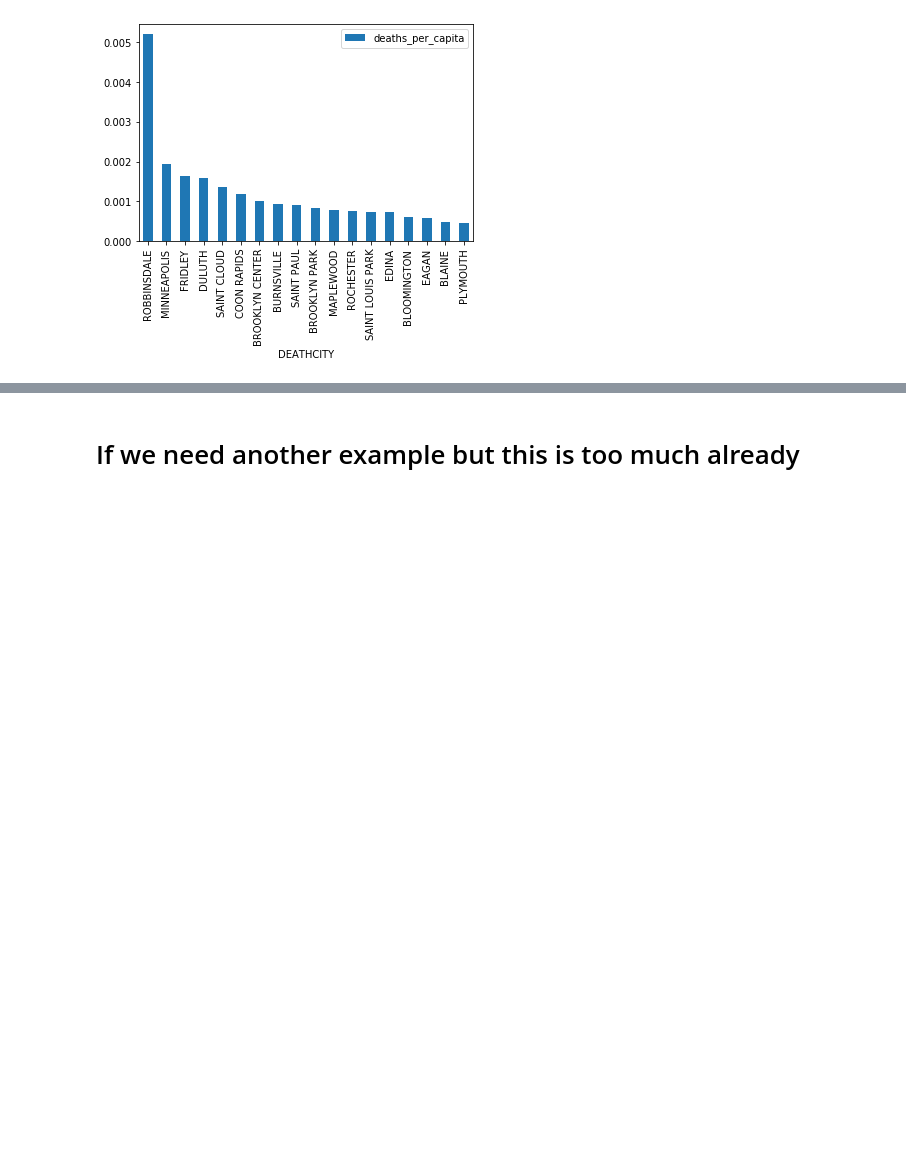
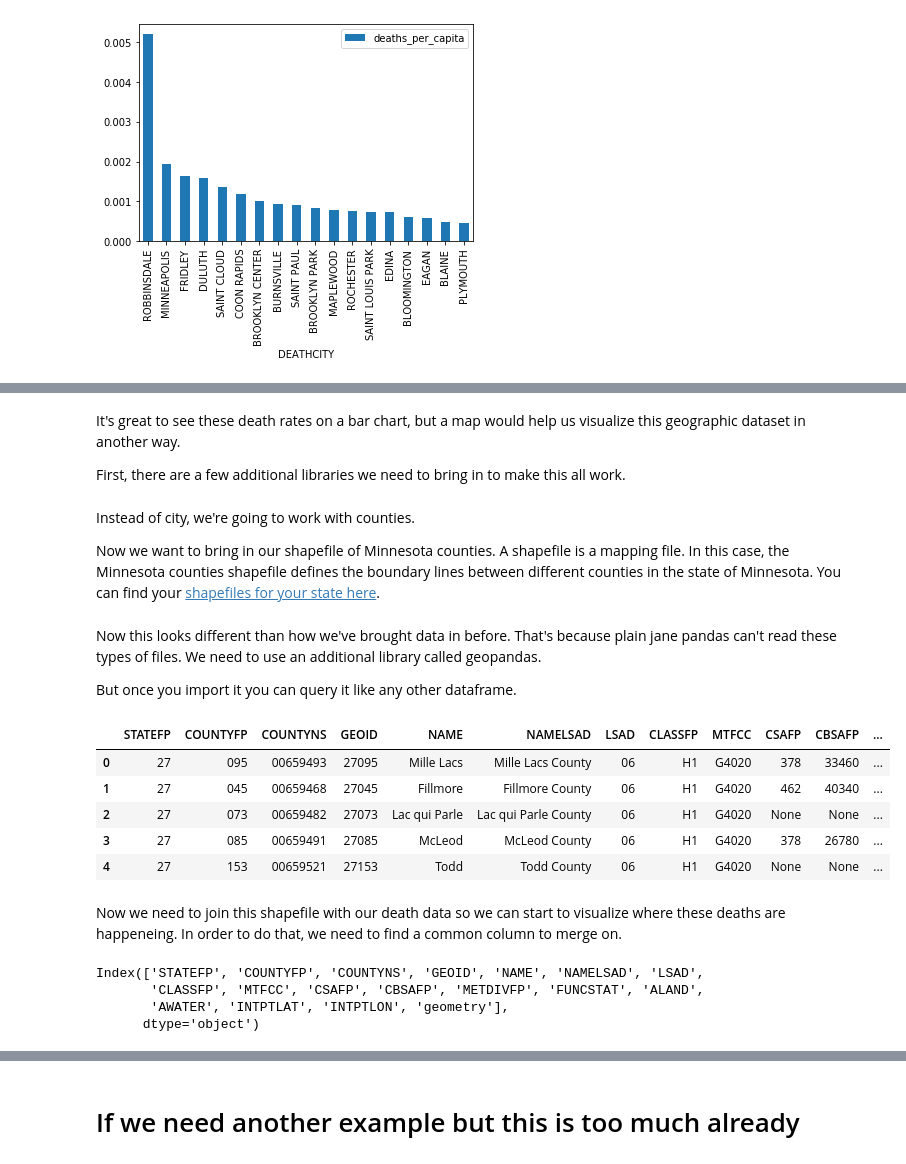
Before and after one commit to StellaYu101/teaching-guide-data-cleaning-and-viz-with-python, a Jupyter notebook: Data cleaning and visualization with pandas.ipynb, the cells around one changed output, grey strips where cells are left out. Cells and saved outputs as stored; diff of their text form; code cells hidden in the pictures; blank space fills up the shorter version.

Commit message:
small additions to Mikes bit; added mapping section

```diff
--- a/Data cleaning and visualization with pandas.ipynb
+++ b/Data cleaning and visualization with pandas.ipynb
@@ -454,0 +473,4 @@ deaths_by_city_30plus.plot.bar(x='DEATHCITY', y='deaths_per_capita')
+# %% [markdown]
+It's great to see these death rates on a bar chart, but a map would help us visualize this geographic dataset in another way.
+
+First, there are a few additional libraries we need to bring in to make this all work.
@@ -454,0 +483,4 @@ deaths_by_city_30plus.plot.bar(x='DEATHCITY', y='deaths_per_capita')
+# %% [markdown]
+Instead of city, we're going to work with counties.
+
+Now we want to bring in our shapefile of Minnesota counties. A shapefile is a mapping file. In this case, the Minnesota counties shapefile defines the boundary lines between different counties in the state of Minnesota. You can find your [shapefiles for your state here](https://www.census.gov/cgi-bin/geo/shapefiles/index.php).
@@ -454,0 +489,22 @@ deaths_by_city_30plus.plot.bar(x='DEATHCITY', y='deaths_per_capita')
+# %% [markdown]
+Now this looks different than how we've brought data in before. That's because plain jane pandas can't read these types of files. We need to use an additional library called geopandas.
+
+But once you import it you can query it like any other dataframe.
+# %%
+mn_cnty.head()
+# %% [output]
+|  | STATEFP | COUNTYFP | COUNTYNS | GEOID | NAME | NAMELSAD | LSAD | CLASSFP | MTFCC | CSAFP | CBSAFP | ... |
+| 0 | 27 | 095 | 00659493 | 27095 | Mille Lacs | Mille Lacs County | 06 | H1 | G4020 | 378 | 33460 | ... |
+| 1 | 27 | 045 | 00659468 | 27045 | Fillmore | Fillmore County | 06 | H1 | G4020 | 462 | 40340 | ... |
+| 2 | 27 | 073 | 00659482 | 27073 | Lac qui Parle | Lac qui Parle County | 06 | H1 | G4020 | None | None | ... |
+| 3 | 27 | 085 | 00659491 | 27085 | McLeod | McLeod County | 06 | H1 | G4020 | 378 | 26780 | ... |
+| 4 | 27 | 153 | 00659521 | 27153 | Todd | Todd County | 06 | H1 | G4020 | None | None | ... |
+# %% [markdown]
+Now we need to join this shapefile with our death data so we can start to visualize where these deaths are happeneing. In order to do that, we need to find a common column to merge on.
+# %%
+mn_cnty.columns
+# %% [output]
+Index(['STATEFP', 'COUNTYFP', 'COUNTYNS', 'GEOID', 'NAME', 'NAMELSAD', 'LSAD',
+       'CLASSFP', 'MTFCC', 'CSAFP', 'CBSAFP', 'METDIVFP', 'FUNCSTAT', 'ALAND',
+       'AWATER', 'INTPTLAT', 'INTPTLON', 'geometry'],
+      dtype='object')
```
Also changed, not shown: parts of 26 cells of this notebook, 8 other files.
